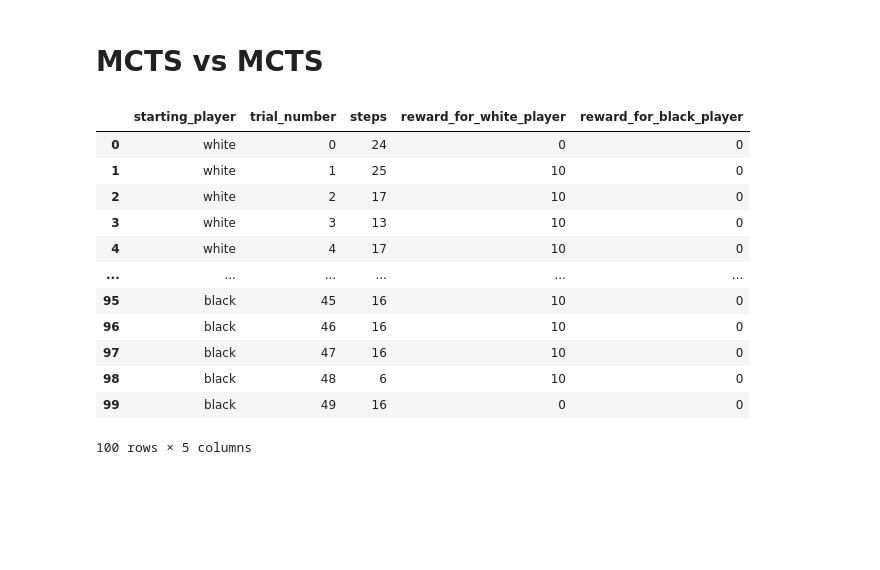
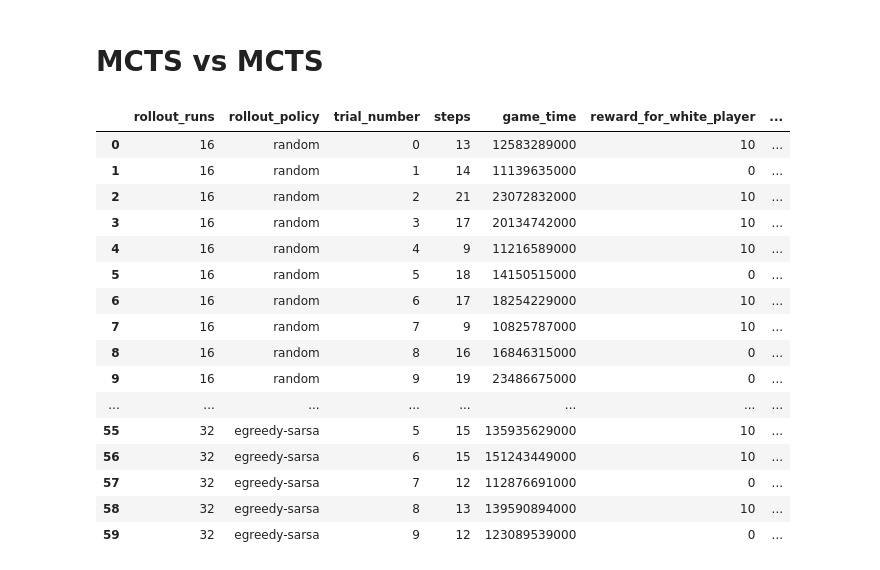
Before and after one commit to pablokvitca/tak-player-project, a Jupyter notebook: Results Analysis.ipynb, the cells around one changed output. Drawn from its saved outputs; the diff is of its cells as text; code cells hidden in the pictures; blank space fills up the shorter version.

```diff
--- a/Results Analysis.ipynb
+++ b/Results Analysis.ipynb
@@ -197,24 +602,31 @@ print(mcts_vs_rand_eps09_rr01_white_wins, mcts_vs_rand_eps09_rr01_black_wins, mc
 # %% [markdown]
 # MCTS vs MCTS
 # %%
-df_mcts_vs_mcts = pd.read_csv(f"{path}/mcts2_run_3.csv")
+df_mcts_vs_mcts = pd.read_csv(f"{path}/mcts_with_sarsa_run2.csv")
 df_mcts_vs_mcts = df_mcts_vs_mcts.drop("board_size", axis=1)
 df_mcts_vs_mcts = df_mcts_vs_mcts.drop("mcts_expansion_depth", axis=1)
 df_mcts_vs_mcts = df_mcts_vs_mcts.drop("mcts_expansion_epsilon", axis=1)
 df_mcts_vs_mcts = df_mcts_vs_mcts.drop("mcts_iterations", axis=1)
-df_mcts_vs_mcts = df_mcts_vs_mcts.drop("rollout_runs", axis=1)
+df_mcts_vs_mcts = df_mcts_vs_mcts.drop("starting_player", axis=1)
+df_mcts_vs_mcts = df_mcts_vs_mcts.drop("sarsa_epsilon", axis=1)
+df_mcts_vs_mcts = df_mcts_vs_mcts.drop("sarsa_alpha", axis=1)
+df_mcts_vs_mcts = df_mcts_vs_mcts.drop("sarsa_gamma", axis=1)
 df_mcts_vs_mcts
 # %% [output]
-|  | starting_player | trial_number | steps | reward_for_white_player | reward_for_black_player |
-| 0 | white | 0 | 24 | 0 | 0 |
-| 1 | white | 1 | 25 | 10 | 0 |
-| 2 | white | 2 | 17 | 10 | 0 |
-| 3 | white | 3 | 13 | 10 | 0 |
-| 4 | white | 4 | 17 | 10 | 0 |
-| ... | ... | ... | ... | ... | ... |
-| 95 | black | 45 | 16 | 10 | 0 |
-| 96 | black | 46 | 16 | 10 | 0 |
-| 97 | black | 47 | 16 | 10 | 0 |
-| 98 | black | 48 | 6 | 10 | 0 |
-| 99 | black | 49 | 16 | 0 | 0 |
+|  | rollout_runs | rollout_policy | trial_number | steps | game_time | reward_for_white_player | ... |
+| 0 | 16 | random | 0 | 13 | 12583289000 | 10 | ... |
+| 1 | 16 | random | 1 | 14 | 11139635000 | 0 | ... |
+| 2 | 16 | random | 2 | 21 | 23072832000 | 10 | ... |
+| 3 | 16 | random | 3 | 17 | 20134742000 | 10 | ... |
+| 4 | 16 | random | 4 | 9 | 11216589000 | 10 | ... |
+| 5 | 16 | random | 5 | 18 | 14150515000 | 0 | ... |
+| 6 | 16 | random | 6 | 17 | 18254229000 | 10 | ... |
+| 7 | 16 | random | 7 | 9 | 10825787000 | 10 | ... |
+| 8 | 16 | random | 8 | 16 | 16846315000 | 0 | ... |
+| 9 | 16 | random | 9 | 19 | 23486675000 | 0 | ... |
+| ... | ... | ... | ... | ... | ... | ... | ... |
+| 55 | 32 | egreedy-sarsa | 5 | 15 | 135935629000 | 10 | ... |
+| 56 | 32 | egreedy-sarsa | 6 | 15 | 151243449000 | 10 | ... |
+| 57 | 32 | egreedy-sarsa | 7 | 12 | 112876691000 | 0 | ... |
+| 58 | 32 | egreedy-sarsa | 8 | 13 | 139590894000 | 10 | ... |
+| 59 | 32 | egreedy-sarsa | 9 | 12 | 123089539000 | 0 | ... |
-100 rows × 5 columns
```
Also changed, not shown: parts of 65 cells of this notebook, 29 other files.
